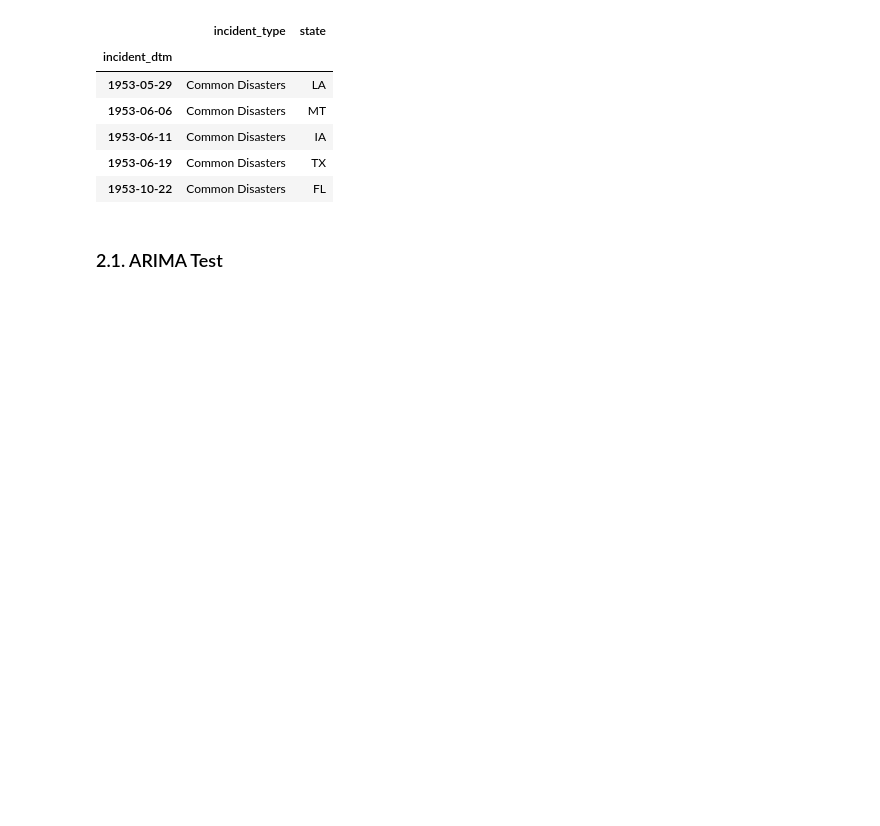
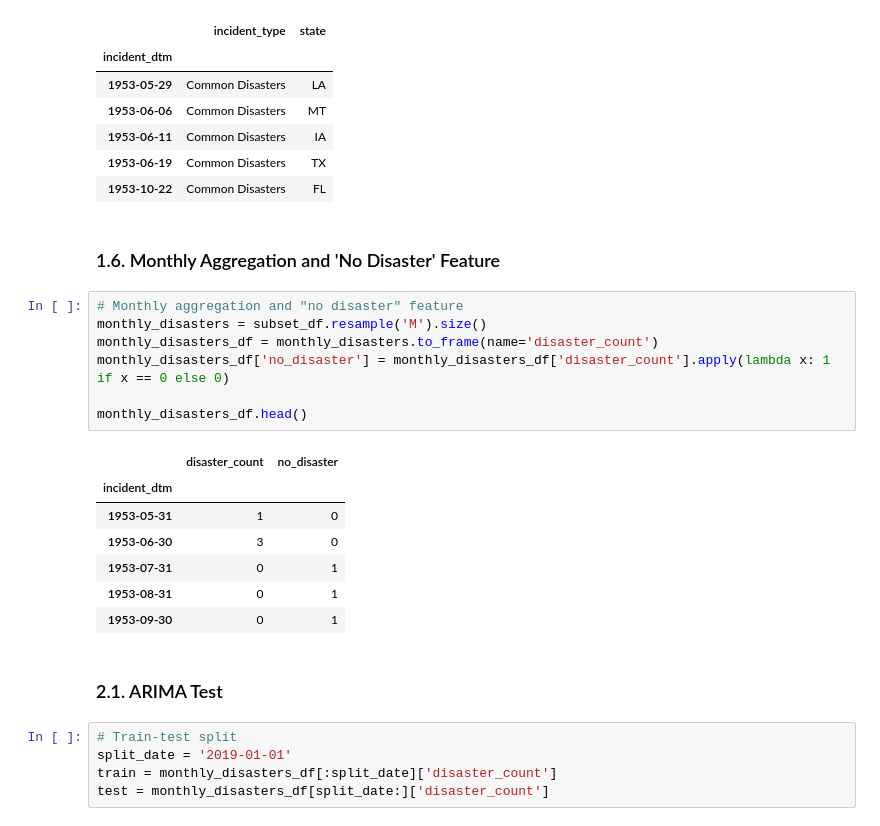
Before and after one commit to helloklow/natural_disasters, a Jupyter notebook: notebooks/low_model_testing.ipynb, the cells around one changed output. Cells and saved outputs as stored; diff of their text form; blank space fills up the shorter version.

```diff
--- a/notebooks/low_model_testing.ipynb
+++ b/notebooks/low_model_testing.ipynb
@@ -92,6 +92,28 @@ subset_df.head()
 | 1953-06-11 | Common Disasters | IA |
 | 1953-06-19 | Common Disasters | TX |
 | 1953-10-22 | Common Disasters | FL |
+# %% [markdown]
+### 1.6. Monthly Aggregation and 'No Disaster' Feature
+# %%
+# Monthly aggregation and "no disaster" feature
+monthly_disasters = subset_df.resample('M').size()
+monthly_disasters_df = monthly_disasters.to_frame(name='disaster_count')
+monthly_disasters_df['no_disaster'] = monthly_disasters_df['disaster_count'].apply(lambda x: 1 if x == 0 else 0)
+
+monthly_disasters_df.head()
+# %% [output]
+|  | disaster_count | no_disaster |
+| incident_dtm |  |  |
+| 1953-05-31 | 1 | 0 |
+| 1953-06-30 | 3 | 0 |
+| 1953-07-31 | 0 | 1 |
+| 1953-08-31 | 0 | 1 |
+| 1953-09-30 | 0 | 1 |
 # %% [markdown]
 ### 2.1. ARIMA Test
+# %%
+# Train-test split
+split_date = '2019-01-01'
+train = monthly_disasters_df[:split_date]['disaster_count']
+test = monthly_disasters_df[split_date:]['disaster_count']
 # %%
```
Also changed, not shown: parts of 1 cell of this notebook.
